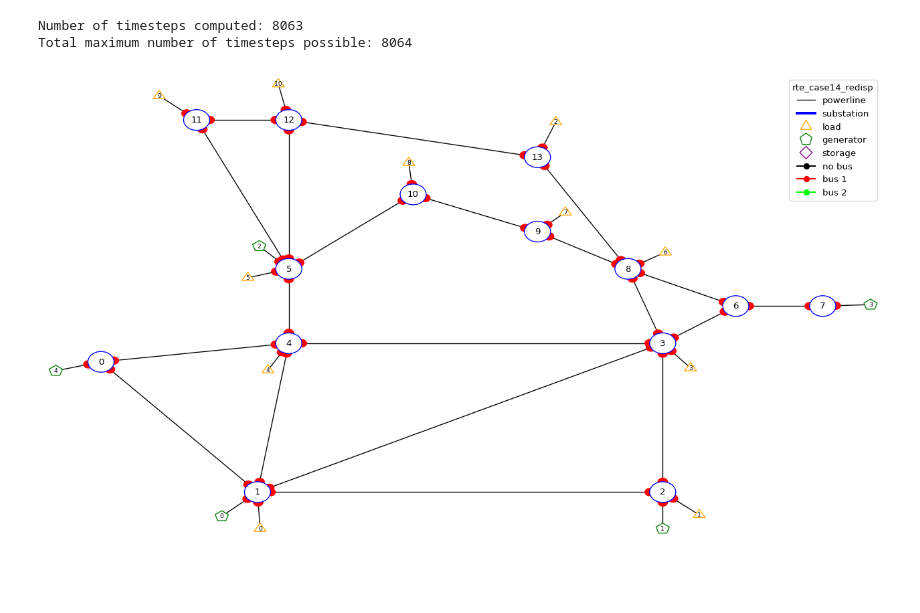
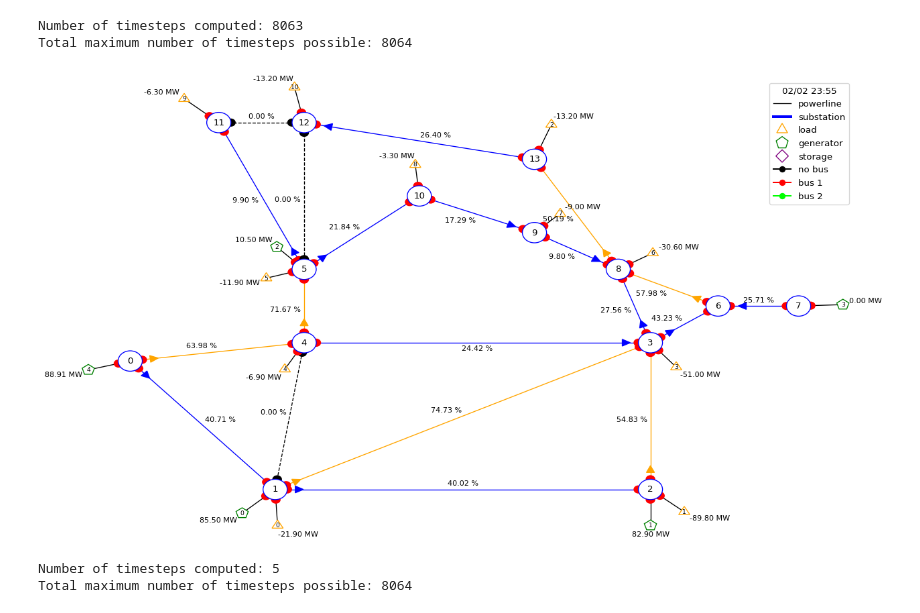
Before and after one commit to pabloalfaro/drl-grid, a Jupyter notebook: pruebas/grid2op.ipynb, the cells around one changed output. Cells and saved outputs as stored; diff of their text form; code cells hidden in the pictures; blank space fills up the shorter version.

```diff
--- a/pruebas/grid2op.ipynb
+++ b/pruebas/grid2op.ipynb
@@ -21,7 +57,7 @@ max_iter = 50 # Se consideran 50 iteraciones para que sea más rápido
 train_iter = 50
 max_eval_step = 20
 env_name = "rte_case14_redisp"
-env = make(env_name, test=True)
+env = make(env_name, test=False)
 env.seed(0)  # Una semilla para que los agentes sean reproducibles
 my_agent = DoNothingAgent(env.action_space)
 my_agent.seed(0)  # Semilla para que las acciones del agente sean las mismas
@@ -58,8 +94,7 @@ print("Total maximum number of timesteps possible: {}".format(env.chronics_handl
 # %% [output]
 Number of timesteps computed: 8063
 Total maximum number of timesteps possible: 8064
-# %%
-plot_helper = PlotMatplot(env.observation_space)
-_ = plot_helper.plot_layout()
-# %% [output]
-[figure, removed]
+# %%
+_ = plot_helper.plot_obs(all_obs[-1])
+# %% [output]
+[figure, added]
@@ -65,0 +124,6 @@ _ = plot_helper.plot_layout()
+# %%
+print("Number of timesteps computed: {}".format(nb_step))
+print("Total maximum number of timesteps possible: {}".format(env.chronics_handler.max_timestep()))
+# %% [output]
+Number of timesteps computed: 5
+Total maximum number of timesteps possible: 8064
```
Also changed, not shown: parts of 6 cells of this notebook.
